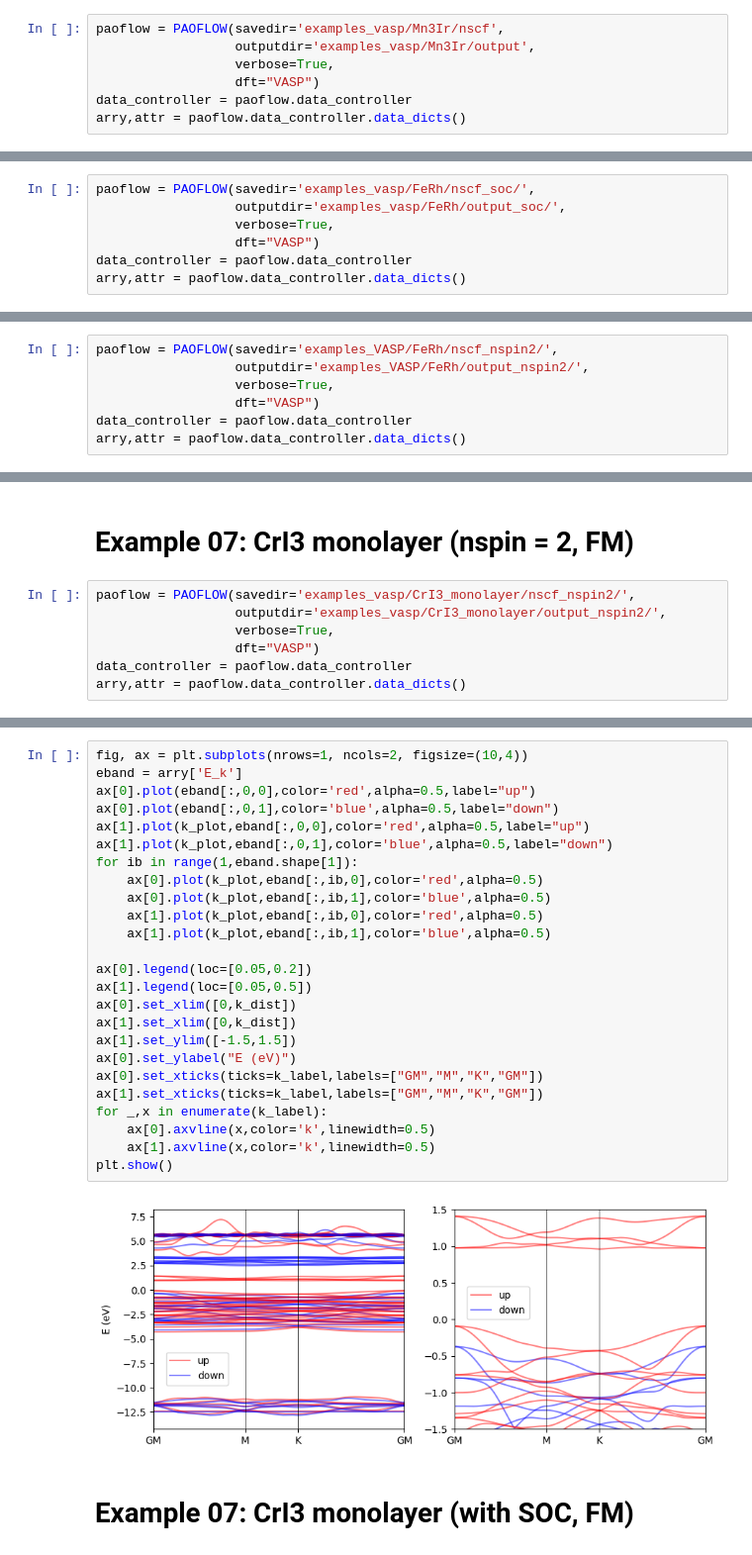
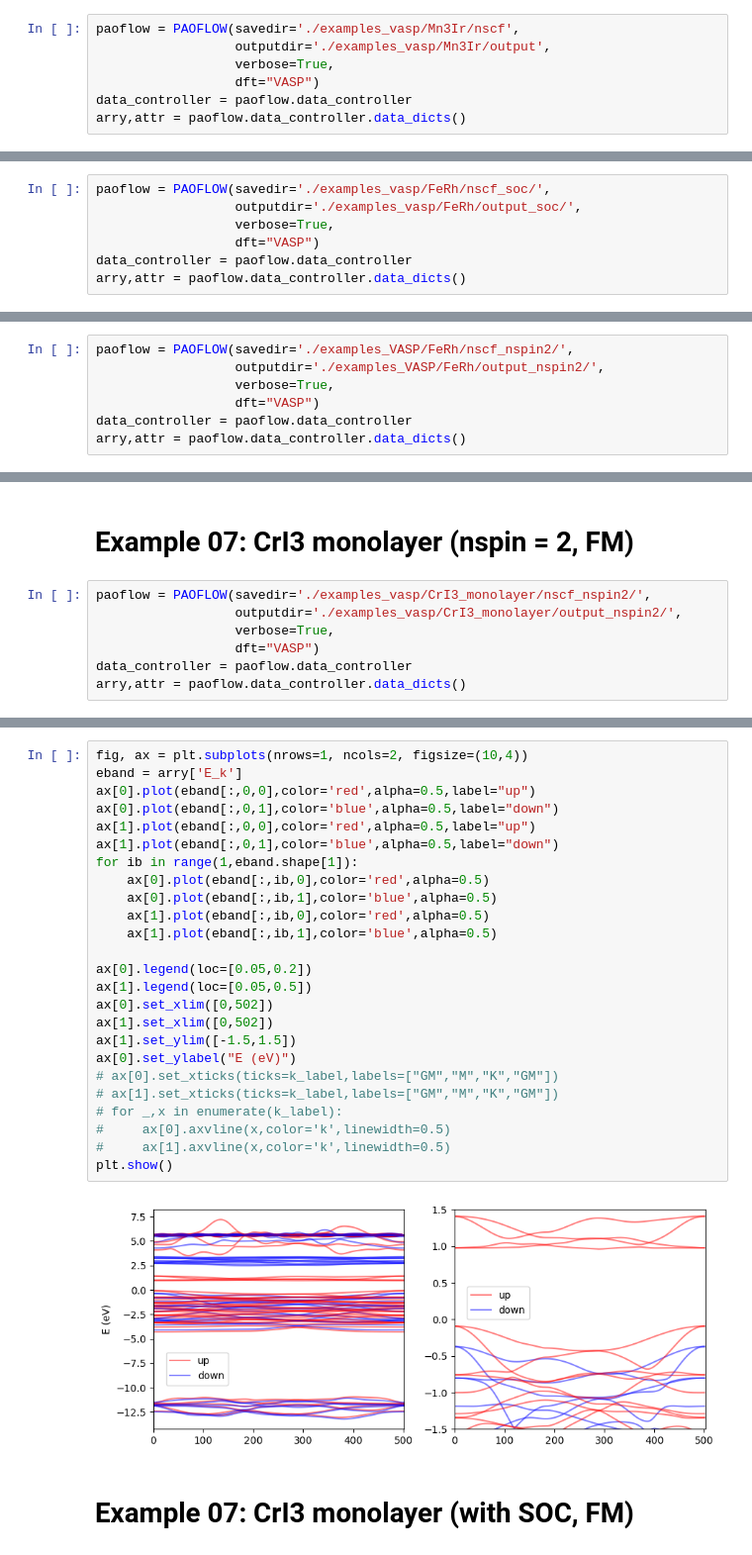
Before and after one commit to marcobn/PAOFLOW, a Jupyter notebook: VASP_examples.ipynb, the cells around one changed output, grey strips where cells are left out. Shown at 99% size. Saved outputs shown, nothing was run; the diff lists cells and outputs as text.

```diff
--- a/VASP_examples.ipynb
+++ b/VASP_examples.ipynb
@@ -409,8 +487,8 @@ plt.show()
 # %% [markdown]
 # Example05: Mn3Ir (with SOC, noncollinear 120$^\circ$ AFM)
 # %%
-paoflow = PAOFLOW(savedir='examples_vasp/Mn3Ir/nscf',
-                  outputdir='examples_vasp/Mn3Ir/output',
+paoflow = PAOFLOW(savedir='./examples_vasp/Mn3Ir/nscf',
+                  outputdir='./examples_vasp/Mn3Ir/output',
                   verbose=True,
                   dft="VASP")
 data_controller = paoflow.data_controller
@@ -493,8 +571,8 @@ plt.show()
 # %% [markdown]
 # Example06: FeRh (with SOC, FM)
 # %%
-paoflow = PAOFLOW(savedir='examples_vasp/FeRh/nscf_soc/',
-                  outputdir='examples_vasp/FeRh/output_soc/',
+paoflow = PAOFLOW(savedir='./examples_vasp/FeRh/nscf_soc/',
+                  outputdir='./examples_vasp/FeRh/output_soc/',
                   verbose=True,
                   dft="VASP")
 data_controller = paoflow.data_controller
@@ -575,8 +653,8 @@ plt.show()
 # %% [markdown]
  # Example06: FeRh (nspin = 2, FM)
 # %%
-paoflow = PAOFLOW(savedir='examples_VASP/FeRh/nscf_nspin2/',
-                  outputdir='examples_VASP/FeRh/output_nspin2/',
+paoflow = PAOFLOW(savedir='./examples_VASP/FeRh/nscf_nspin2/',
+                  outputdir='./examples_VASP/FeRh/output_nspin2/',
                   verbose=True,
                   dft="VASP")
 data_controller = paoflow.data_controller
@@ -658,8 +736,8 @@ plt.show()
 # %% [markdown]
 # Example 07: CrI3 monolayer (nspin = 2, FM)
 # %%
-paoflow = PAOFLOW(savedir='examples_vasp/CrI3_monolayer/nscf_nspin2/',
-                  outputdir='examples_vasp/CrI3_monolayer/output_nspin2/',
+paoflow = PAOFLOW(savedir='./examples_vasp/CrI3_monolayer/nscf_nspin2/',
+                  outputdir='./examples_vasp/CrI3_monolayer/output_nspin2/',
                   verbose=True,
                   dft="VASP")
 data_controller = paoflow.data_controller
@@ -753,30 +812,30 @@ Bands in:                                   3.751 sec
 # %%
 fig, ax = plt.subplots(nrows=1, ncols=2, figsize=(10,4))
 eband = arry['E_k']
 ax[0].plot(eband[:,0,0],color='red',alpha=0.5,label="up")
 ax[0].plot(eband[:,0,1],color='blue',alpha=0.5,label="down")
-ax[1].plot(k_plot,eband[:,0,0],color='red',alpha=0.5,label="up")
-ax[1].plot(k_plot,eband[:,0,1],color='blue',alpha=0.5,label="down")
+ax[1].plot(eband[:,0,0],color='red',alpha=0.5,label="up")
+ax[1].plot(eband[:,0,1],color='blue',alpha=0.5,label="down")
 for ib in range(1,eband.shape[1]):
-    ax[0].plot(k_plot,eband[:,ib,0],color='red',alpha=0.5)
-    ax[0].plot(k_plot,eband[:,ib,1],color='blue',alpha=0.5)
-    ax[1].plot(k_plot,eband[:,ib,0],color='red',alpha=0.5)
-    ax[1].plot(k_plot,eband[:,ib,1],color='blue',alpha=0.5)
+    ax[0].plot(eband[:,ib,0],color='red',alpha=0.5)
+    ax[0].plot(eband[:,ib,1],color='blue',alpha=0.5)
+    ax[1].plot(eband[:,ib,0],color='red',alpha=0.5)
+    ax[1].plot(eband[:,ib,1],color='blue',alpha=0.5)
 
 ax[0].legend(loc=[0.05,0.2])
 ax[1].legend(loc=[0.05,0.5])
-ax[0].set_xlim([0,k_dist])
-ax[1].set_xlim([0,k_dist])
+ax[0].set_xlim([0,502])
+ax[1].set_xlim([0,502])
 ax[1].set_ylim([-1.5,1.5])
 ax[0].set_ylabel("E (eV)")
-ax[0].set_xticks(ticks=k_label,labels=["GM","M","K","GM"])
-ax[1].set_xticks(ticks=k_label,labels=["GM","M","K","GM"])
-for _,x in enumerate(k_label):
-    ax[0].axvline(x,color='k',linewidth=0.5)
-    ax[1].axvline(x,color='k',linewidth=0.5)
+# ax[0].set_xticks(ticks=k_label,labels=["GM","M","K","GM"])
+# ax[1].set_xticks(ticks=k_label,labels=["GM","M","K","GM"])
+# for _,x in enumerate(k_label):
+#     ax[0].axvline(x,color='k',linewidth=0.5)
+#     ax[1].axvline(x,color='k',linewidth=0.5)
 plt.show()
 # %% [output]
-[figure, old version]
+[figure, new version]
 # %% [markdown]
 # Example 07: CrI3 monolayer (with SOC, FM)
 # %%
```
Also changed, not shown: parts of 65 cells of this notebook, 3 other files.
